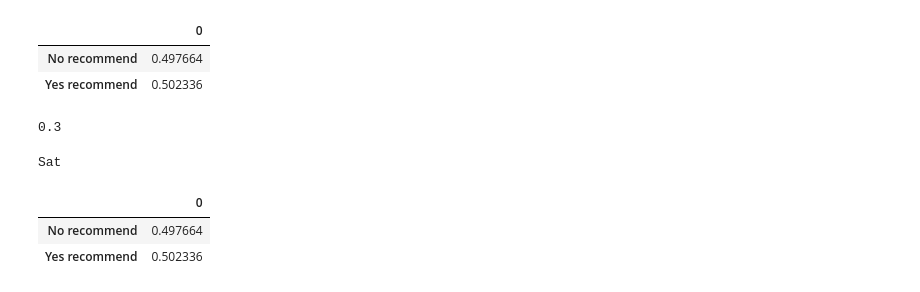
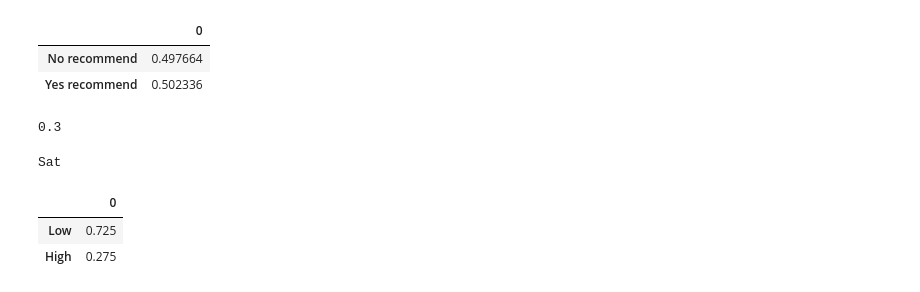
Before and after one commit to LuisErnestoColchado/network_bayes_studentModel, a Jupyter notebook: Network_bayes.ipynb, the cells around one changed output. Saved outputs shown, nothing was run; the diff lists cells and outputs as text; code cells hidden in the pictures.

```diff
--- a/Network_bayes.ipynb
+++ b/Network_bayes.ipynb
@@ -97,12 +97,12 @@ for i in range (0,Sat.shape[0]) :
         satnp[i,j] = satnp[i,j] * intelligencenp[0,i]
 # %%
 sumSat = satnp.sum(0)
-prob_sat = {'No recommend':[sumLetter[0]],'Yes recommend':[sumLetter[1]]}
+prob_sat = {'Low':[sumSat[0]],'High':[sumSat[1]]}
 prob_sat = pd.DataFrame(prob_sat)
 print("Sat")
 prob_sat.T
 # %% [output]
 Sat
 |  | 0 |
-| No recommend | 0.497664 |
-| Yes recommend | 0.502336 |
+| Low | 0.725 |
+| High | 0.275 |
```
